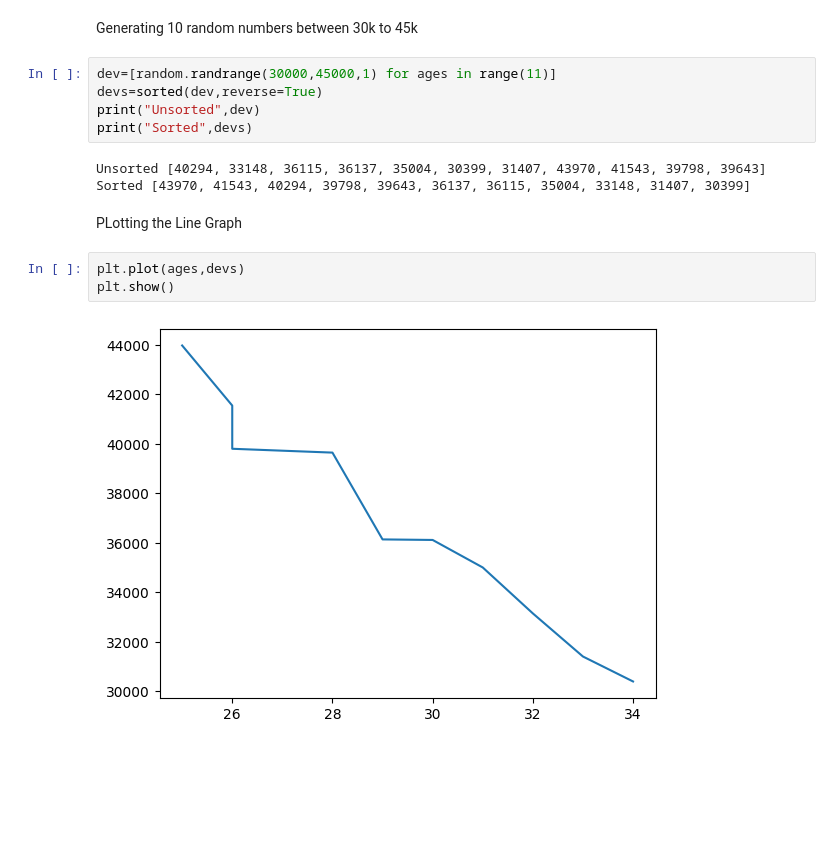
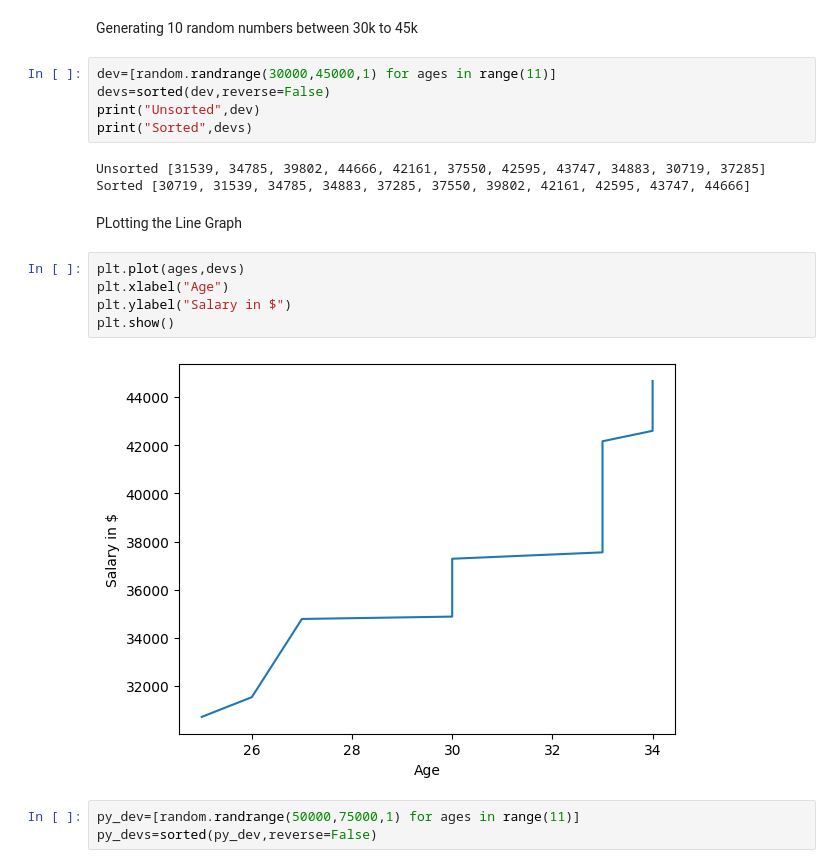
Before and after one commit to V-Adithya/DAV-Python, a Jupyter notebook: DAV Labsheet 4.ipynb, the cells around one changed output. Saved outputs shown, nothing was run; the diff lists cells and outputs as text; blank space fills up the shorter version.

```diff
--- a/DAV Labsheet 4.ipynb
+++ b/DAV Labsheet 4.ipynb
@@ -16,16 +16,21 @@ Sorted [25, 26, 26, 26, 28, 29, 30, 31, 32, 33, 34]
 Generating 10 random numbers between 30k to 45k
 # %%
 dev=[random.randrange(30000,45000,1) for ages in range(11)]
-devs=sorted(dev,reverse=True)
+devs=sorted(dev,reverse=False)
 print("Unsorted",dev)
 print("Sorted",devs)
 # %% [output]
-Unsorted [40294, 33148, 36115, 36137, 35004, 30399, 31407, 43970, 41543, 39798, 39643]
-Sorted [43970, 41543, 40294, 39798, 39643, 36137, 36115, 35004, 33148, 31407, 30399]
+Unsorted [31539, 34785, 39802, 44666, 42161, 37550, 42595, 43747, 34883, 30719, 37285]
+Sorted [30719, 31539, 34785, 34883, 37285, 37550, 39802, 42161, 42595, 43747, 44666]
 # %% [markdown]
 PLotting the Line Graph
 # %%
 plt.plot(ages,devs)
+plt.xlabel("Age")
+plt.ylabel("Salary in $")
 plt.show()
 # %% [output]
-[figure, old version]
+[figure, new version]
+# %%
+py_dev=[random.randrange(50000,75000,1) for ages in range(11)]
+py_devs=sorted(py_dev,reverse=False)
```
Also changed, not shown: parts of 3 cells of this notebook.
